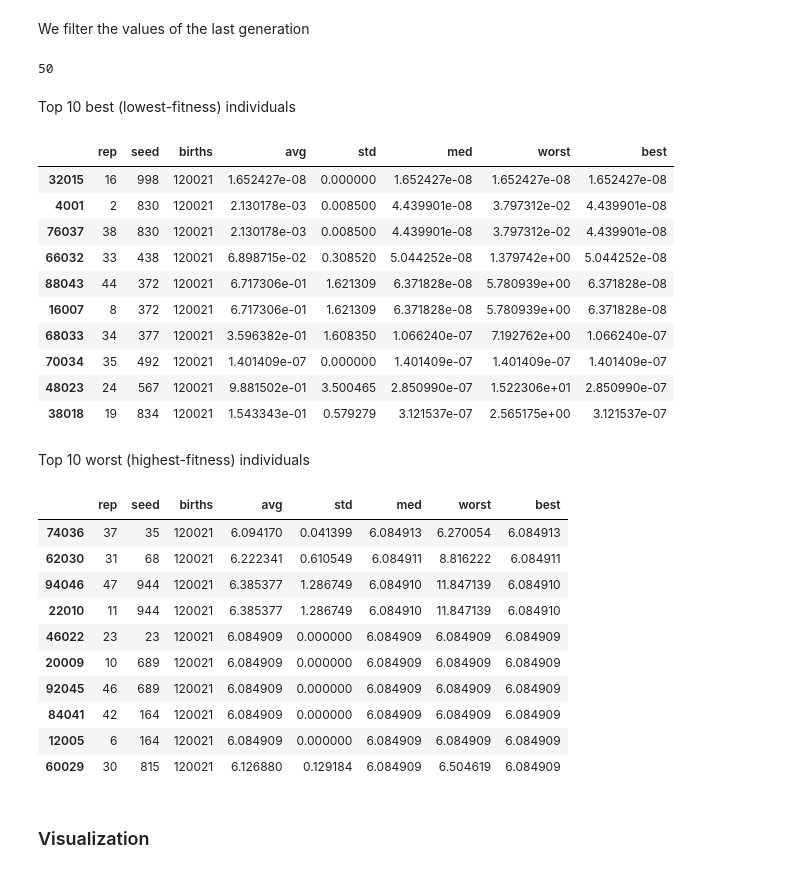
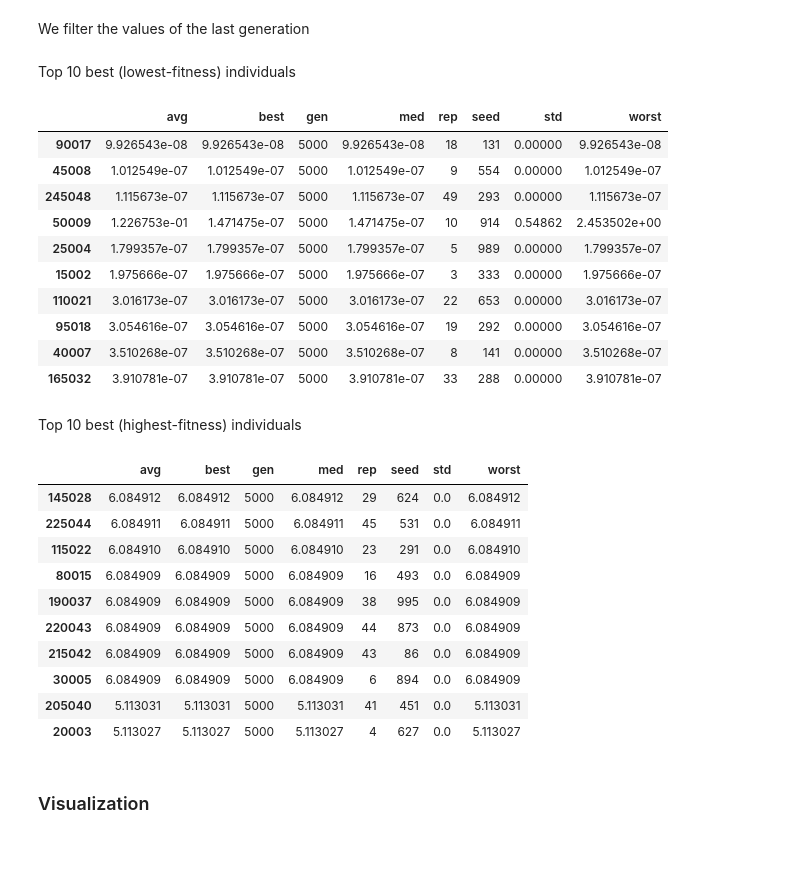
Before and after one commit to EloyRD/ThesisExp, a Jupyter notebook: EA_C_01_OneParameterSet.ipynb, the cells around one changed output. Cells and saved outputs as stored; diff of their text form; code cells hidden in the pictures.

```diff
--- a/EA_C_01_OneParameterSet.ipynb
+++ b/EA_C_01_OneParameterSet.ipynb
@@ -351,7 +282,7 @@ if __name__ == "__main__":
         while births < births_end:
             # Select Parents and clone them as base for offsprings
             parents = toolbox.par_select(pop, par_size)
-            offspring = [toolbox.clone(ind) for ind in parents]
+            offspring = [toolbox.clone(ind) for ind in pop]
             births = births + len(offspring)
 
             # Aplly crossover
@@ -376,7 +307,6 @@ Wall time: 7min 2s
 # %%
 pickle_file = "./pickle/C_01.joblib"
 # %%
-%%time
 with open(pickle_file, "wb") as handle:
-    joblib.dump(logbook, handle, compress=("xz", 2))
+    joblib.dump(logbook, handle, compress="xz")
 # %%
@@ -397,46 +319,44 @@ fitness_res = fitness_res[
+# %%
+pop_records = [record for record in logb]
+fitness_res = pd.DataFrame.from_dict(pop_records)
 # %% [markdown]
 We filter the values of the last generation
-# %%
-query = fitness_res["births"] >= births_end
-fin_fit_120k = fitness_res[query]
-query = fitness_res["births"] == 60021
-fin_fit_60k = fitness_res[query]
-query = fitness_res["births"] == 30021
-fin_fit_30k = fitness_res[query]
-# %% [output]
-50
+# %%
+last_gen = fitness_res["gen"].max()
+query = fitness_res["gen"] == last_gen
+fin_fit_res = fitness_res[query]
 # %% [markdown]
 Top 10 best (lowest-fitness) individuals
 # %%
-fin_fit_120k.sort_values(by=["best"]).head(10)
+fin_fit_res.sort_values(by=["best"]).head(10)
 # %% [output]
-|  | rep | seed | births | avg | std | med | worst | best |
-| 32015 | 16 | 998 | 120021 | 1.652427e-08 | 0.000000 | 1.652427e-08 | 1.652427e-08 | 1.652427e-08 |
-| 4001 | 2 | 830 | 120021 | 2.130178e-03 | 0.008500 | 4.439901e-08 | 3.797312e-02 | 4.439901e-08 |
-| 76037 | 38 | 830 | 120021 | 2.130178e-03 | 0.008500 | 4.439901e-08 | 3.797312e-02 | 4.439901e-08 |
-| 66032 | 33 | 438 | 120021 | 6.898715e-02 | 0.308520 | 5.044252e-08 | 1.379742e+00 | 5.044252e-08 |
-| 88043 | 44 | 372 | 120021 | 6.717306e-01 | 1.621309 | 6.371828e-08 | 5.780939e+00 | 6.371828e-08 |
-| 16007 | 8 | 372 | 120021 | 6.717306e-01 | 1.621309 | 6.371828e-08 | 5.780939e+00 | 6.371828e-08 |
-| 68033 | 34 | 377 | 120021 | 3.596382e-01 | 1.608350 | 1.066240e-07 | 7.192762e+00 | 1.066240e-07 |
-| 70034 | 35 | 492 | 120021 | 1.401409e-07 | 0.000000 | 1.401409e-07 | 1.401409e-07 | 1.401409e-07 |
-| 48023 | 24 | 567 | 120021 | 9.881502e-01 | 3.500465 | 2.850990e-07 | 1.522306e+01 | 2.850990e-07 |
-| 38018 | 19 | 834 | 120021 | 1.543343e-01 | 0.579279 | 3.121537e-07 | 2.565175e+00 | 3.121537e-07 |
+|  | avg | best | gen | med | rep | seed | std | worst |
+| 90017 | 9.926543e-08 | 9.926543e-08 | 5000 | 9.926543e-08 | 18 | 131 | 0.00000 | 9.926543e-08 |
+| 45008 | 1.012549e-07 | 1.012549e-07 | 5000 | 1.012549e-07 | 9 | 554 | 0.00000 | 1.012549e-07 |
+| 245048 | 1.115673e-07 | 1.115673e-07 | 5000 | 1.115673e-07 | 49 | 293 | 0.00000 | 1.115673e-07 |
+| 50009 | 1.226753e-01 | 1.471475e-07 | 5000 | 1.471475e-07 | 10 | 914 | 0.54862 | 2.453502e+00 |
+| 25004 | 1.799357e-07 | 1.799357e-07 | 5000 | 1.799357e-07 | 5 | 989 | 0.00000 | 1.799357e-07 |
+| 15002 | 1.975666e-07 | 1.975666e-07 | 5000 | 1.975666e-07 | 3 | 333 | 0.00000 | 1.975666e-07 |
+| 110021 | 3.016173e-07 | 3.016173e-07 | 5000 | 3.016173e-07 | 22 | 653 | 0.00000 | 3.016173e-07 |
+| 95018 | 3.054616e-07 | 3.054616e-07 | 5000 | 3.054616e-07 | 19 | 292 | 0.00000 | 3.054616e-07 |
+| 40007 | 3.510268e-07 | 3.510268e-07 | 5000 | 3.510268e-07 | 8 | 141 | 0.00000 | 3.510268e-07 |
+| 165032 | 3.910781e-07 | 3.910781e-07 | 5000 | 3.910781e-07 | 33 | 288 | 0.00000 | 3.910781e-07 |
 # %% [markdown]
-Top 10 worst (highest-fitness) individuals
+Top 10 best (highest-fitness) individuals
 # %%
-fin_fit_120k.sort_values(by=["best"], ascending=False).head(10)
+fin_fit_res.sort_values(by=["best"], ascending=False).head(10)
 # %% [output]
-|  | rep | seed | births | avg | std | med | worst | best |
-| 74036 | 37 | 35 | 120021 | 6.094170 | 0.041399 | 6.084913 | 6.270054 | 6.084913 |
-| 62030 | 31 | 68 | 120021 | 6.222341 | 0.610549 | 6.084911 | 8.816222 | 6.084911 |
-| 94046 | 47 | 944 | 120021 | 6.385377 | 1.286749 | 6.084910 | 11.847139 | 6.084910 |
-| 22010 | 11 | 944 | 120021 | 6.385377 | 1.286749 | 6.084910 | 11.847139 | 6.084910 |
-| 46022 | 23 | 23 | 120021 | 6.084909 | 0.000000 | 6.084909 | 6.084909 | 6.084909 |
-| 20009 | 10 | 689 | 120021 | 6.084909 | 0.000000 | 6.084909 | 6.084909 | 6.084909 |
-| 92045 | 46 | 689 | 120021 | 6.084909 | 0.000000 | 6.084909 | 6.084909 | 6.084909 |
-| 84041 | 42 | 164 | 120021 | 6.084909 | 0.000000 | 6.084909 | 6.084909 | 6.084909 |
-| 12005 | 6 | 164 | 120021 | 6.084909 | 0.000000 | 6.084909 | 6.084909 | 6.084909 |
-| 60029 | 30 | 815 | 120021 | 6.126880 | 0.129184 | 6.084909 | 6.504619 | 6.084909 |
+|  | avg | best | gen | med | rep | seed | std | worst |
+| 145028 | 6.084912 | 6.084912 | 5000 | 6.084912 | 29 | 624 | 0.0 | 6.084912 |
+| 225044 | 6.084911 | 6.084911 | 5000 | 6.084911 | 45 | 531 | 0.0 | 6.084911 |
+| 115022 | 6.084910 | 6.084910 | 5000 | 6.084910 | 23 | 291 | 0.0 | 6.084910 |
+| 80015 | 6.084909 | 6.084909 | 5000 | 6.084909 | 16 | 493 | 0.0 | 6.084909 |
+| 190037 | 6.084909 | 6.084909 | 5000 | 6.084909 | 38 | 995 | 0.0 | 6.084909 |
+| 220043 | 6.084909 | 6.084909 | 5000 | 6.084909 | 44 | 873 | 0.0 | 6.084909 |
+| 215042 | 6.084909 | 6.084909 | 5000 | 6.084909 | 43 | 86 | 0.0 | 6.084909 |
+| 30005 | 6.084909 | 6.084909 | 5000 | 6.084909 | 6 | 894 | 0.0 | 6.084909 |
+| 205040 | 5.113031 | 5.113031 | 5000 | 5.113031 | 41 | 451 | 0.0 | 5.113031 |
+| 20003 | 5.113027 | 5.113027 | 5000 | 5.113027 | 4 | 627 | 0.0 | 5.113027 |
 # %% [markdown]
 ### Visualization
 # %% [markdown]
```
Also changed, not shown: parts of 30 cells of this notebook, 43 other files.
